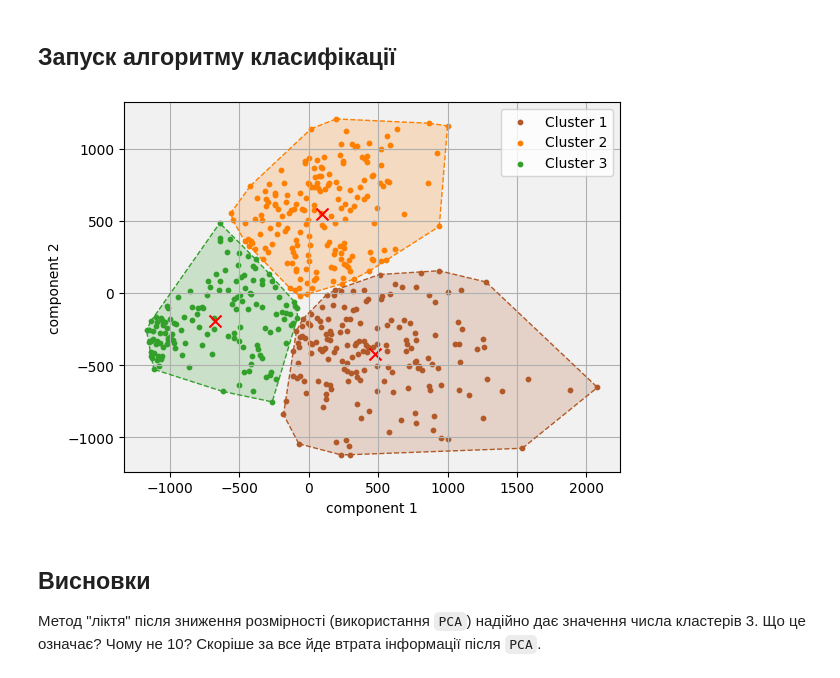
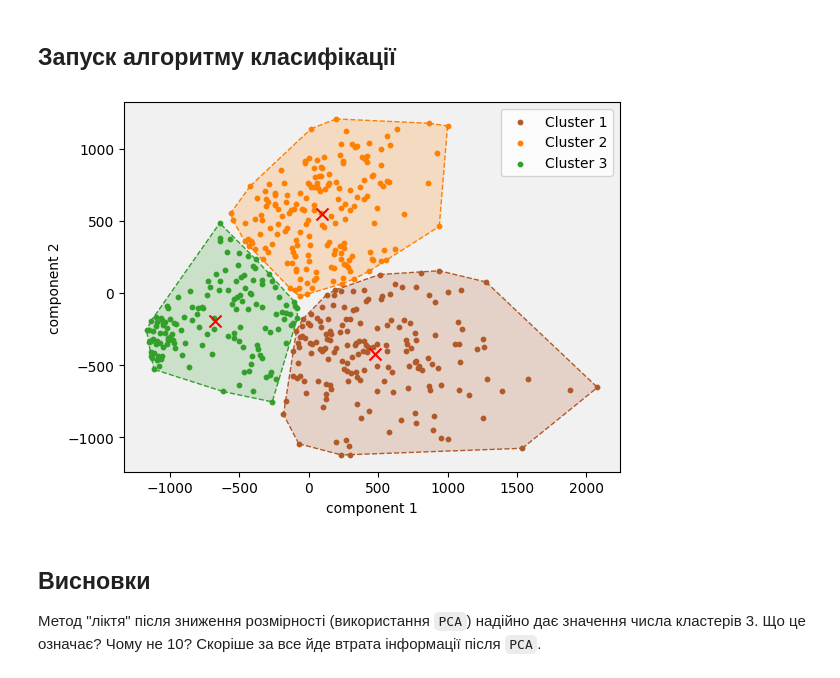
Before and after one commit to sergiokapone/DataScience, a Jupyter notebook: Hw6/Hw6.ipynb, the cells around one changed output. Cells and saved outputs as stored; diff of their text form; code cells hidden in the pictures.

```diff
--- a/Hw6/Hw6.ipynb
+++ b/Hw6/Hw6.ipynb
@@ -362,35 +362,34 @@ for i, hull in enumerate(hull_list):
         cluster_points[:, 1],
         s=10,
         color=cluster_color,
         label=f"Cluster {i+1}",
     )
 
     for simplex in hull.simplices:
         plt.plot(
             cluster_points[simplex, 0],
             cluster_points[simplex, 1],
             color=cluster_color,
             linewidth=1,
             linestyle="--",
         )
 
     ax.fill(
         cluster_points[hull.vertices, 0],
         cluster_points[hull.vertices, 1],
         facecolor=cluster_color,
         alpha=0.2,
     )
 
 
 ax.scatter(centroids[:, 0], centroids[:, 1], s=75, marker="x", c="r")
 ax.set_facecolor("#f1f1f1")
 plt.xlabel("component 1")
 plt.ylabel("component 2")
-plt.grid()
 plt.legend()
 plt.show()
 # %% [output]
-[figure, old version]
+[figure, new version]
 # %% [markdown]
 ## Висновки
 
```
